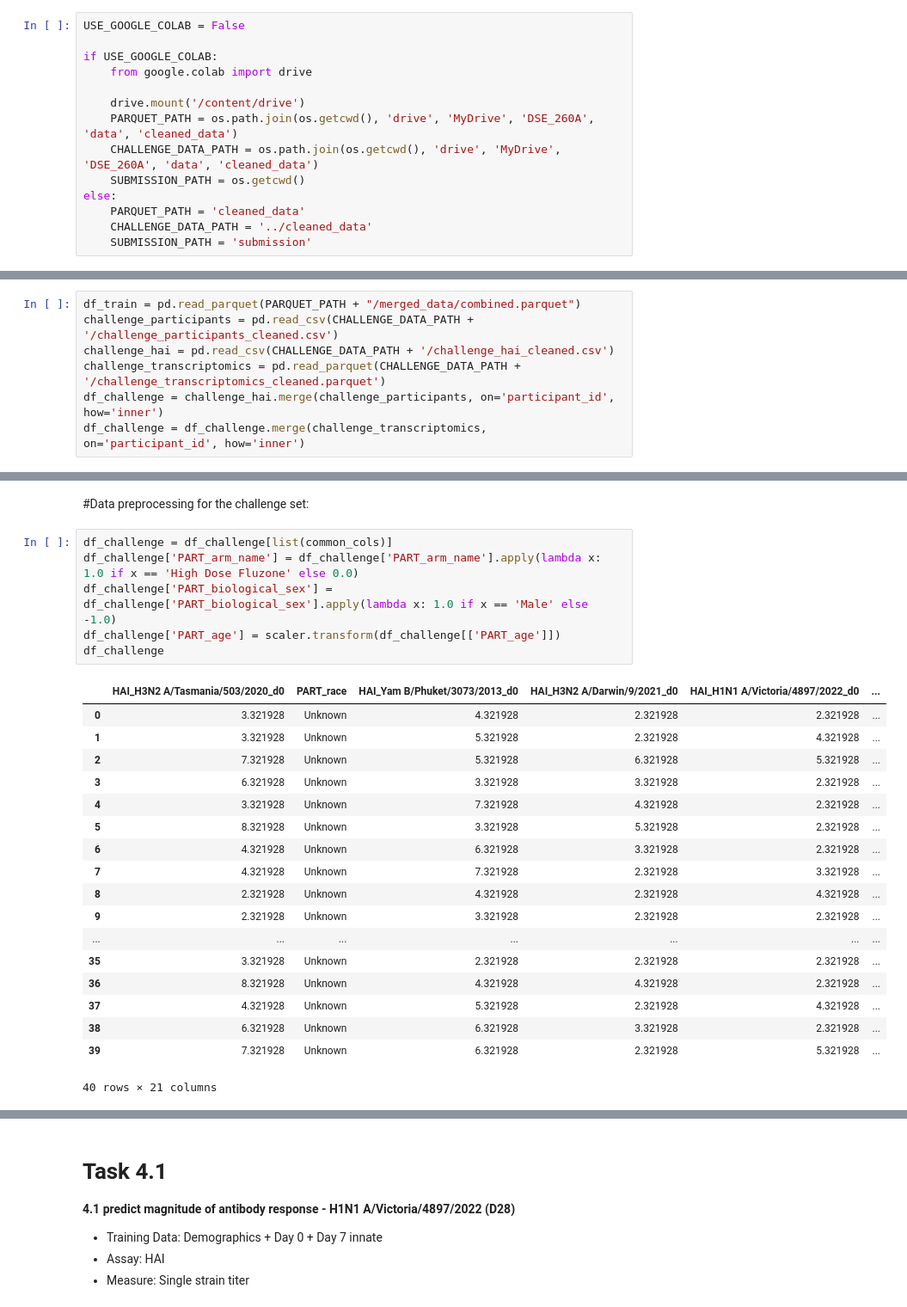
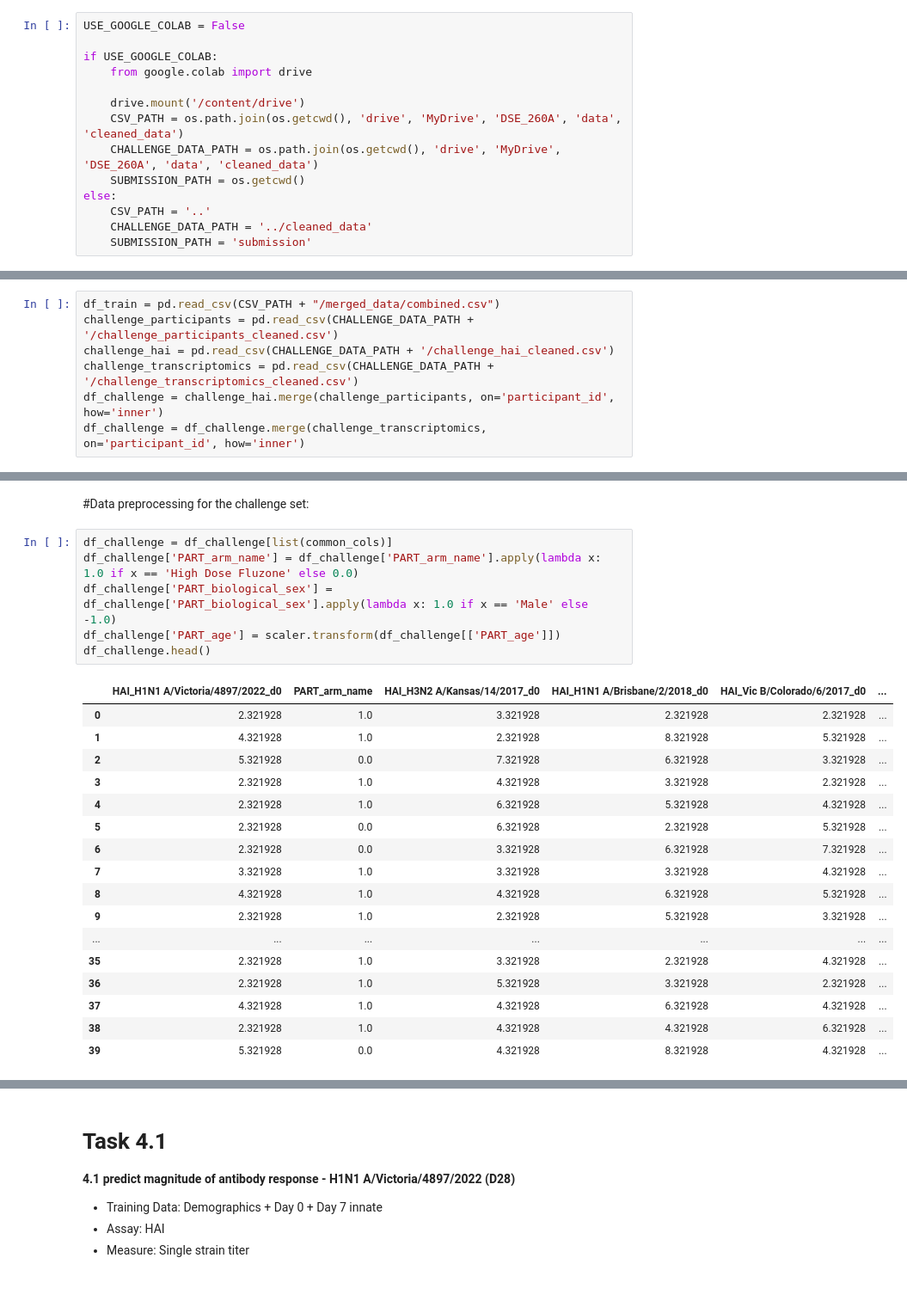
Before and after one commit to DirtyChay/cmi-flu-prediction-challenge-capstone, a Jupyter notebook: automl_models/task_4_1.ipynb, the cells around one changed output, grey strips where cells are left out. Shown at 86% size. Cells and saved outputs as stored; diff of their text form.

```diff
--- a/automl_models/task_4_1.ipynb
+++ b/automl_models/task_4_1.ipynb
@@ -29,20 +25,20 @@ if USE_GOOGLE_COLAB:
     from google.colab import drive
 
     drive.mount('/content/drive')
-    PARQUET_PATH = os.path.join(os.getcwd(), 'drive', 'MyDrive', 'DSE_260A', 'data', 'cleaned_data')
+    CSV_PATH = os.path.join(os.getcwd(), 'drive', 'MyDrive', 'DSE_260A', 'data', 'cleaned_data')
     CHALLENGE_DATA_PATH = os.path.join(os.getcwd(), 'drive', 'MyDrive', 'DSE_260A', 'data', 'cleaned_data')
     SUBMISSION_PATH = os.getcwd()
 else:
-    PARQUET_PATH = 'cleaned_data'
+    CSV_PATH = '..'
     CHALLENGE_DATA_PATH = '../cleaned_data'
     SUBMISSION_PATH = 'submission'
 # %% [markdown]
 #Final Data cleaning for Task 4.1
 # %%
-df_train = pd.read_parquet(PARQUET_PATH + "/merged_data/combined.parquet")
+df_train = pd.read_csv(CSV_PATH + "/merged_data/combined.csv")
 challenge_participants = pd.read_csv(CHALLENGE_DATA_PATH + '/challenge_participants_cleaned.csv')
 challenge_hai = pd.read_csv(CHALLENGE_DATA_PATH + '/challenge_hai_cleaned.csv')
-challenge_transcriptomics = pd.read_parquet(CHALLENGE_DATA_PATH + '/challenge_transcriptomics_cleaned.parquet')
+challenge_transcriptomics = pd.read_csv(CHALLENGE_DATA_PATH + '/challenge_transcriptomics_cleaned.csv')
 df_challenge = challenge_hai.merge(challenge_participants, on='participant_id', how='inner')
 df_challenge = df_challenge.merge(challenge_transcriptomics, on='participant_id', how='inner')
 # %%
@@ -135,26 +121,25 @@ df_train
 # %%
 df_challenge = df_challenge[list(common_cols)]
 df_challenge['PART_arm_name'] = df_challenge['PART_arm_name'].apply(lambda x: 1.0 if x == 'High Dose Fluzone' else 0.0)
 df_challenge['PART_biological_sex'] = df_challenge['PART_biological_sex'].apply(lambda x: 1.0 if x == 'Male' else -1.0)
 df_challenge['PART_age'] = scaler.transform(df_challenge[['PART_age']])
-df_challenge
+df_challenge.head()
 # %% [output]
-|  | HAI_H3N2 A/Tasmania/503/2020_d0 | PART_race | HAI_Yam B/Phuket/3073/2013_d0 | HAI_H3N2 A/Darwin/9/2021_d0 | HAI_H1N1 A/Victoria/4897/2022_d0 | ... |
-| 0 | 3.321928 | Unknown | 4.321928 | 2.321928 | 2.321928 | ... |
-| 1 | 3.321928 | Unknown | 5.321928 | 2.321928 | 4.321928 | ... |
-| 2 | 7.321928 | Unknown | 5.321928 | 6.321928 | 5.321928 | ... |
-| 3 | 6.321928 | Unknown | 3.321928 | 3.321928 | 2.321928 | ... |
-| 4 | 3.321928 | Unknown | 7.321928 | 4.321928 | 2.321928 | ... |
-| 5 | 8.321928 | Unknown | 3.321928 | 5.321928 | 2.321928 | ... |
-| 6 | 4.321928 | Unknown | 6.321928 | 3.321928 | 2.321928 | ... |
-| 7 | 4.321928 | Unknown | 7.321928 | 2.321928 | 3.321928 | ... |
-| 8 | 2.321928 | Unknown | 4.321928 | 2.321928 | 4.321928 | ... |
-| 9 | 2.321928 | Unknown | 3.321928 | 2.321928 | 2.321928 | ... |
+|  | HAI_H1N1 A/Victoria/4897/2022_d0 | PART_arm_name | HAI_H3N2 A/Kansas/14/2017_d0 | HAI_H1N1 A/Brisbane/2/2018_d0 | HAI_Vic B/Colorado/6/2017_d0 | ... |
+| 0 | 2.321928 | 1.0 | 3.321928 | 2.321928 | 2.321928 | ... |
+| 1 | 4.321928 | 1.0 | 2.321928 | 8.321928 | 5.321928 | ... |
+| 2 | 5.321928 | 0.0 | 7.321928 | 6.321928 | 3.321928 | ... |
+| 3 | 2.321928 | 1.0 | 4.321928 | 3.321928 | 2.321928 | ... |
+| 4 | 2.321928 | 1.0 | 6.321928 | 5.321928 | 4.321928 | ... |
+| 5 | 2.321928 | 0.0 | 6.321928 | 2.321928 | 5.321928 | ... |
+| 6 | 2.321928 | 0.0 | 3.321928 | 6.321928 | 7.321928 | ... |
+| 7 | 3.321928 | 1.0 | 3.321928 | 3.321928 | 4.321928 | ... |
+| 8 | 4.321928 | 1.0 | 4.321928 | 6.321928 | 5.321928 | ... |
+| 9 | 2.321928 | 1.0 | 2.321928 | 5.321928 | 3.321928 | ... |
 | ... | ... | ... | ... | ... | ... | ... |
-| 35 | 3.321928 | Unknown | 2.321928 | 2.321928 | 2.321928 | ... |
-| 36 | 8.321928 | Unknown | 4.321928 | 4.321928 | 2.321928 | ... |
-| 37 | 4.321928 | Unknown | 5.321928 | 2.321928 | 4.321928 | ... |
-| 38 | 6.321928 | Unknown | 6.321928 | 3.321928 | 2.321928 | ... |
-| 39 | 7.321928 | Unknown | 6.321928 | 2.321928 | 5.321928 | ... |
+| 35 | 2.321928 | 1.0 | 3.321928 | 2.321928 | 4.321928 | ... |
+| 36 | 2.321928 | 1.0 | 5.321928 | 3.321928 | 2.321928 | ... |
+| 37 | 4.321928 | 1.0 | 4.321928 | 6.321928 | 4.321928 | ... |
+| 38 | 2.321928 | 1.0 | 4.321928 | 4.321928 | 6.321928 | ... |
+| 39 | 5.321928 | 0.0 | 4.321928 | 8.321928 | 4.321928 | ... |
-40 rows × 21 columns
 # %%
```
Also changed, not shown: parts of 24 cells of this notebook.
